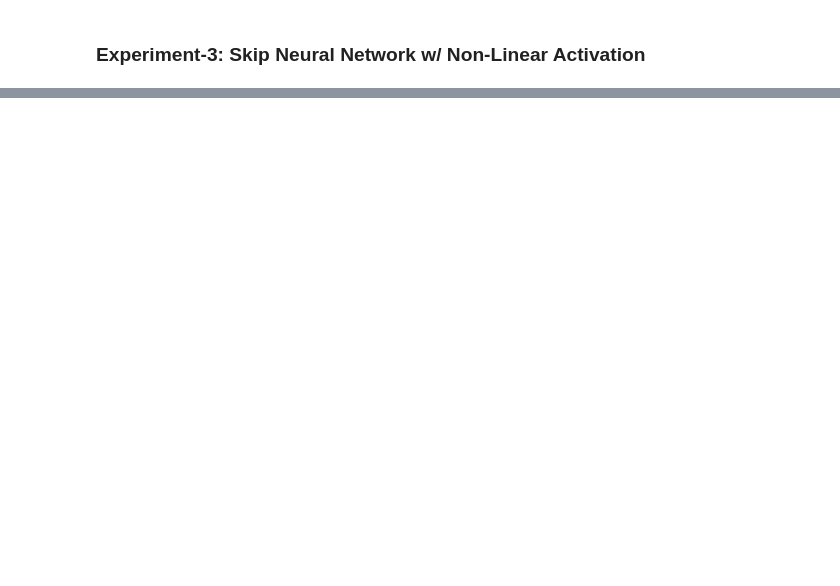
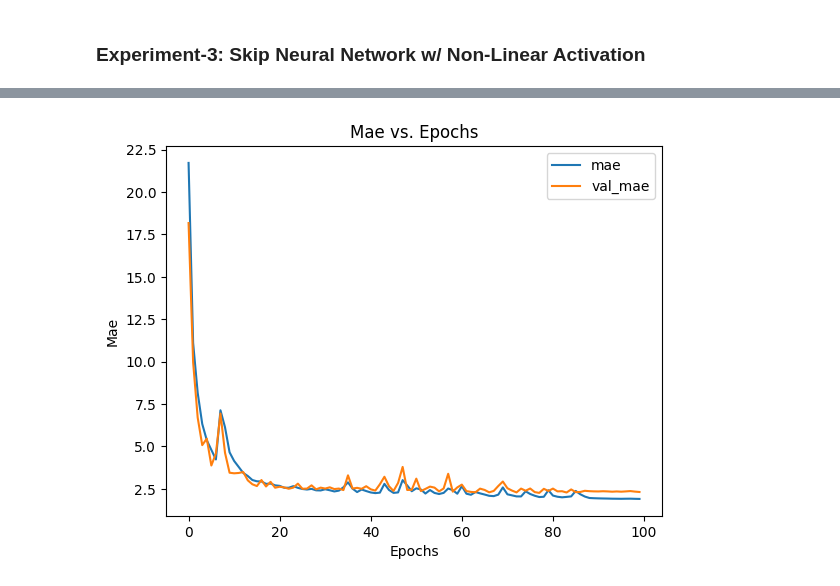
Before and after one commit to bkubick/deep-learning-development, a Jupyter notebook: projects/boston_housing/boston_housing_predict.ipynb, the cells around one changed output, grey strips where cells are left out. Drawn from its saved outputs; the diff is of its cells as text; code cells hidden in the pictures; blank space fills up the shorter version.

```diff
--- a/projects/boston_housing/boston_housing_predict.ipynb
+++ b/projects/boston_housing/boston_housing_predict.ipynb
@@ -476,0 +553,8 @@ RegressionPredictionMetrics(mae=2.596233, mse=12.286273, rmse=3.505178, mape=12.
+# %%
+# Constants
+model_5_name = 'model_5_lr_analysis'
+
+INITIAL_LEARNING_RATE = 0.0001
+DECAY_FACTOR = 10
+DECAY_STEP = 20
+EPOCHS = 100
@@ -476,0 +627,34 @@ RegressionPredictionMetrics(mae=2.596233, mse=12.286273, rmse=3.505178, mape=12.
+# %%
+# Constants
+model_6_name = 'model_6_pruned_dnn_opt'
+
+OPTIMIZED_INITIAL_LEARNING_RATE = 0.003
+# %%
+tf.keras.utils.set_random_seed(RANDOM_SEED)
+
+# Build Model
+inputs = tf.keras.layers.Input(shape=(INPUT_SIZE,))
+
+x = inputs
+for _ in range(NUM_HIDDEN_LAYERS_2):
+    x = tfmot.sparsity.keras.prune_low_magnitude(tf.keras.layers.Dense(NUM_NEURONS_PER_HIDDEN_2, activation='relu'))(x)
+
+outputs = tf.keras.layers.Dense(OUTPUT_SIZE, activation='relu')(x)
+
+model_6 = tf.keras.models.Model(inputs, outputs, name=model_6_name)
+
+# Compile Model
+model_6.compile(loss='mae',
+                optimizer=tf.keras.optimizers.legacy.Adam(learning_rate=OPTIMIZED_INITIAL_LEARNING_RATE),
+                metrics=['mae', 'mse'])
+
+# Fit Model
+learning_rate_plateau_callback = tf.keras.callbacks.ReduceLROnPlateau(min_lr=1e-5)
+model_6_history = model_6.fit(train_dataset,
+                              validation_data=test_dataset,
+                              epochs=EPOCHS,
+                              callbacks=[
+                                  learning_rate_plateau_callback,
+                                  tfmot.sparsity.keras.UpdatePruningStep(),
+                                  tfmot.sparsity.keras.PruningSummaries(log_dir='./logs/pruning/'),
+                              ])
@@ -476,0 +679,4 @@ RegressionPredictionMetrics(mae=2.596233, mse=12.286273, rmse=3.505178, mape=12.
+# %%
+ml_toolbox.analysis.history.plot_history(model_6_history, 'mae')
+# %% [output]
+[figure, added]
```
Also changed, not shown: parts of 36 cells of this notebook.
